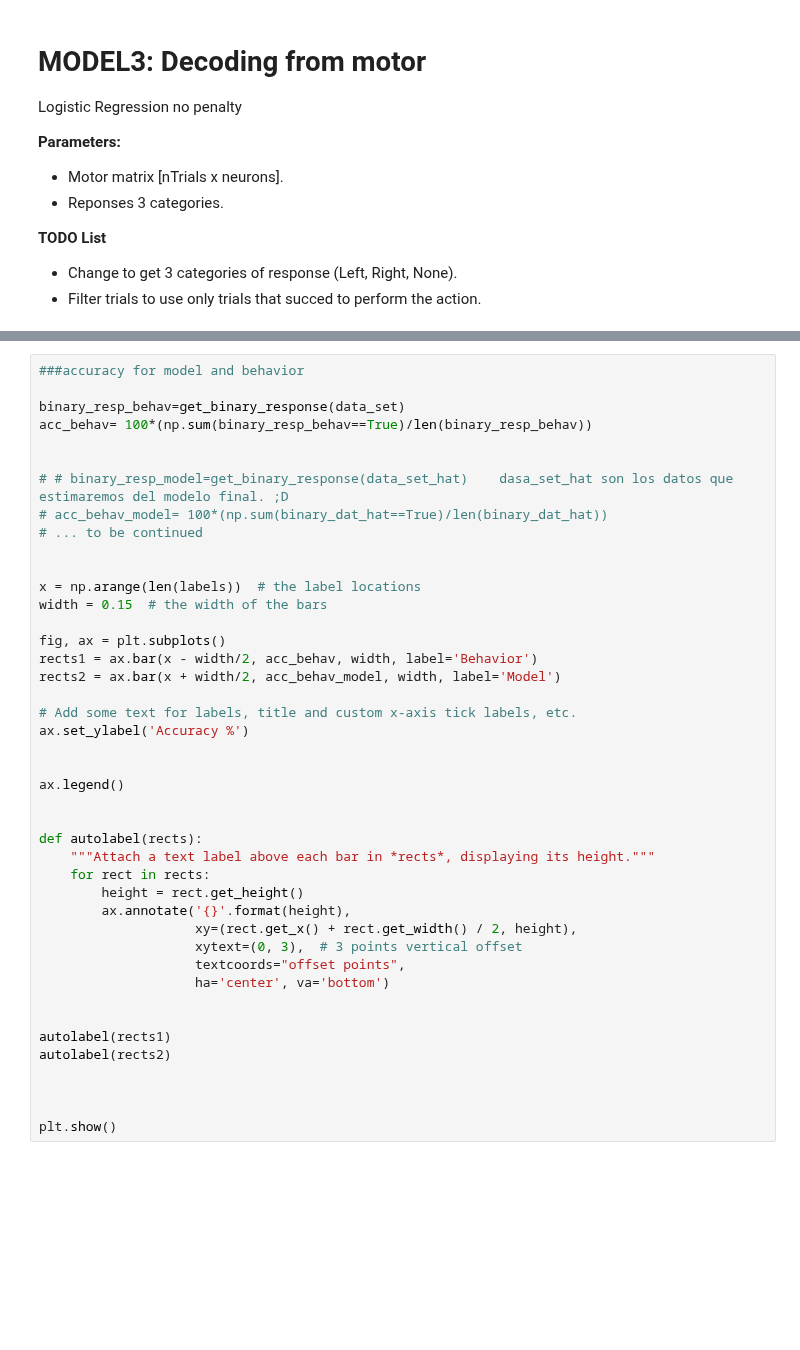
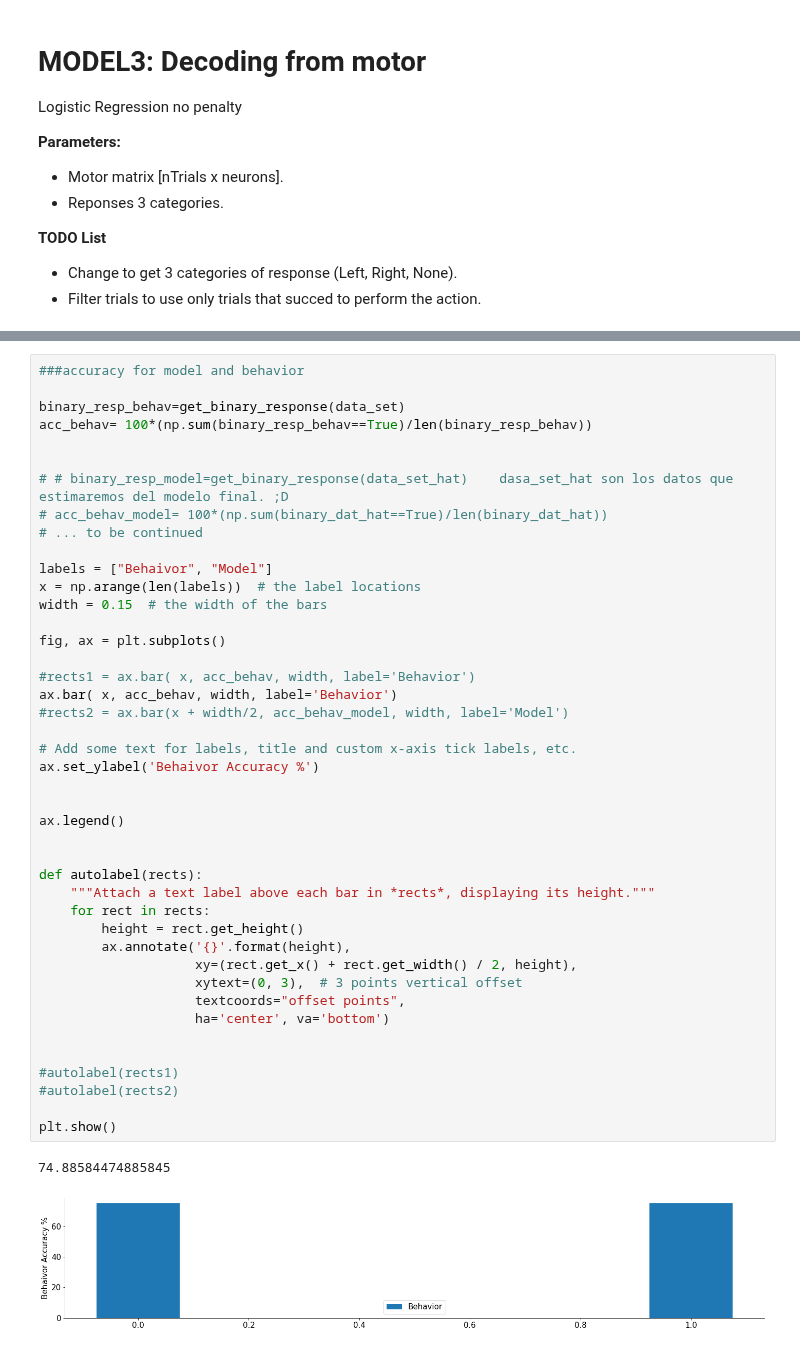
Before and after one commit to mgonzal1/nma_wombat_connectivy_project, a Jupyter notebook: connectivity.ipynb, the cells around one changed output, grey strips where cells are left out. Cells and saved outputs as stored; diff of their text form; blank space fills up the shorter version.

```diff
--- a/connectivity.ipynb
+++ b/connectivity.ipynb
@@ -407,38 +397,41 @@ acc_behav= 100*(np.sum(binary_resp_behav==True)/len(binary_resp_behav))
 
 
 # # binary_resp_model=get_binary_response(data_set_hat)    dasa_set_hat son los datos que estimaremos del modelo final. ;D
 # acc_behav_model= 100*(np.sum(binary_dat_hat==True)/len(binary_dat_hat))
 # ... to be continued
 
-
+labels = ["Behaivor", "Model"]
 x = np.arange(len(labels))  # the label locations
 width = 0.15  # the width of the bars
 
 fig, ax = plt.subplots()
-rects1 = ax.bar(x - width/2, acc_behav, width, label='Behavior')
-rects2 = ax.bar(x + width/2, acc_behav_model, width, label='Model')
+
+#rects1 = ax.bar( x, acc_behav, width, label='Behavior')
+ax.bar( x, acc_behav, width, label='Behavior')
+#rects2 = ax.bar(x + width/2, acc_behav_model, width, label='Model')
 
 # Add some text for labels, title and custom x-axis tick labels, etc.
-ax.set_ylabel('Accuracy %')
+ax.set_ylabel('Behaivor Accuracy %')
 
 
 ax.legend()
 
 
 def autolabel(rects):
     """Attach a text label above each bar in *rects*, displaying its height."""
     for rect in rects:
         height = rect.get_height()
         ax.annotate('{}'.format(height),
                     xy=(rect.get_x() + rect.get_width() / 2, height),
                     xytext=(0, 3),  # 3 points vertical offset
                     textcoords="offset points",
                     ha='center', va='bottom')
 
 
-autolabel(rects1)
-autolabel(rects2)
-
-
+#autolabel(rects1)
+#autolabel(rects2)
 
 plt.show()
+# %% [output]
+74.88584474885845
+[figure, added]
```
Also changed, not shown: parts of 9 cells of this notebook.
